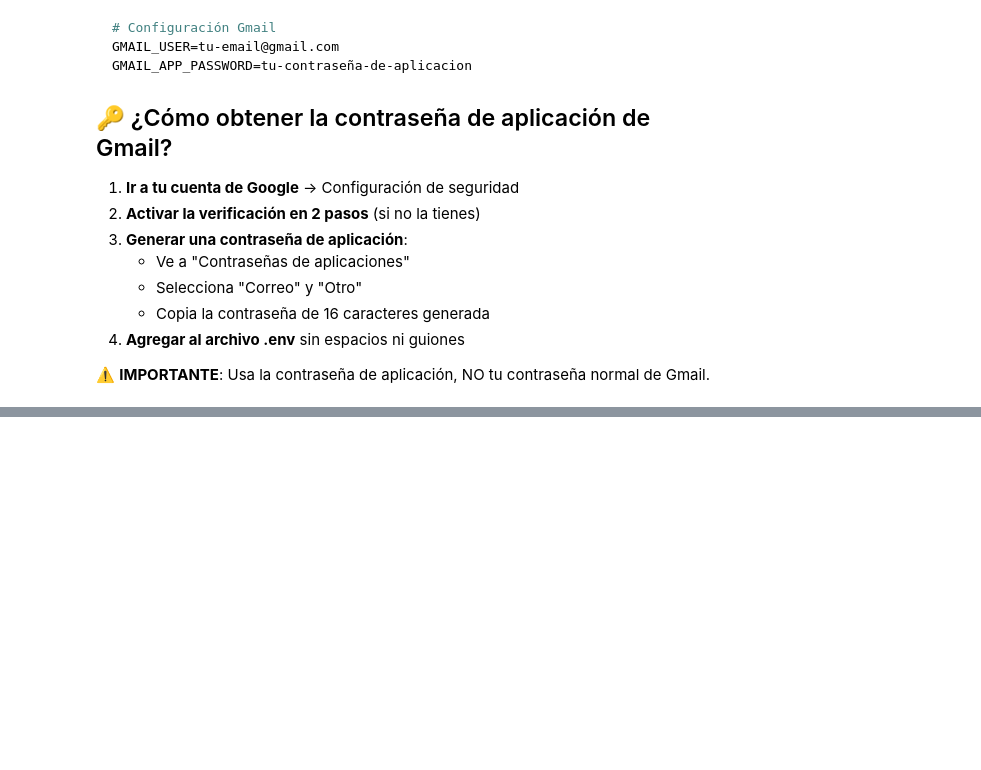
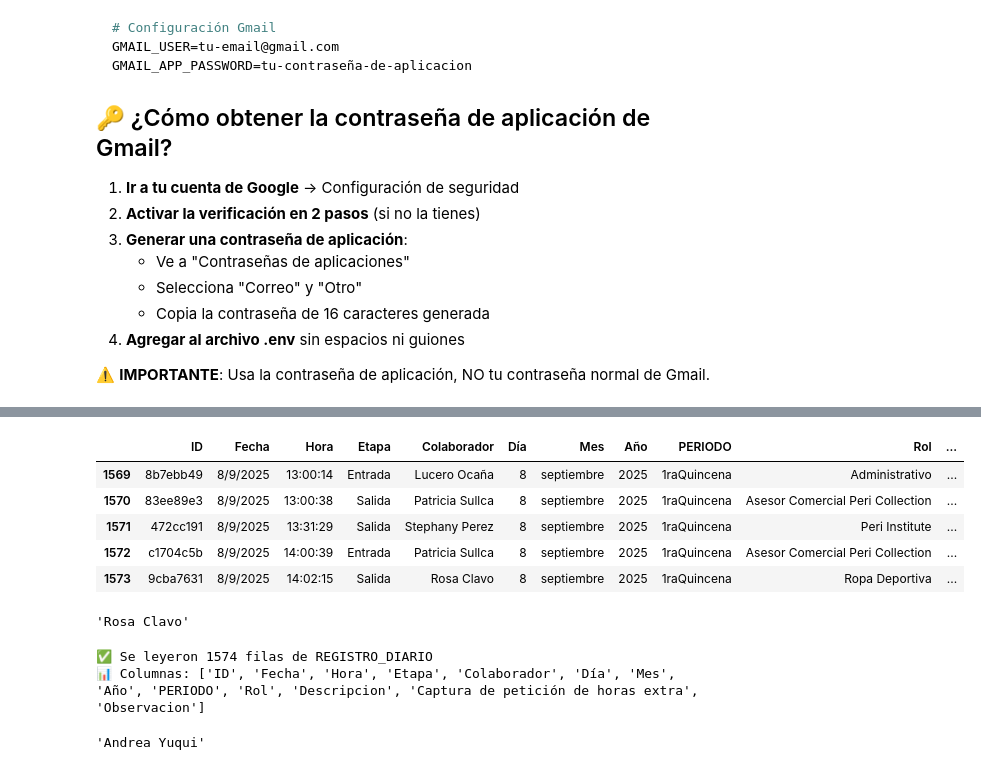
Before and after one commit to CuevaGavilanBenjamin/perisistemadeasistencia, a Jupyter notebook: EXTRACT.ipynb, the cells around one changed output, grey strips where cells are left out. Saved outputs shown, nothing was run; the diff lists cells and outputs as text; code cells hidden in the pictures; blank space fills up the shorter version.

```diff
--- a/EXTRACT.ipynb
+++ b/EXTRACT.ipynb
@@ -1408,0 +380,19 @@ GMAIL_APP_PASSWORD=nhdz wqvv lxwc mgto
+# %%
+Registro_diario.tail()
+# %% [output]
+|  | ID | Fecha | Hora | Etapa | Colaborador | Día | Mes | Año | PERIODO | Rol | ... |
+| 1569 | 8b7ebb49 | 8/9/2025 | 13:00:14 | Entrada | Lucero Ocaña | 8 | septiembre | 2025 | 1raQuincena | Administrativo | ... |
+| 1570 | 83ee89e3 | 8/9/2025 | 13:00:38 | Salida | Patricia Sullca | 8 | septiembre | 2025 | 1raQuincena | Asesor Comercial Peri Collection | ... |
+| 1571 | 472cc191 | 8/9/2025 | 13:31:29 | Salida | Stephany Perez | 8 | septiembre | 2025 | 1raQuincena | Peri Institute | ... |
+| 1572 | c1704c5b | 8/9/2025 | 14:00:39 | Entrada | Patricia Sullca | 8 | septiembre | 2025 | 1raQuincena | Asesor Comercial Peri Collection | ... |
+| 1573 | 9cba7631 | 8/9/2025 | 14:02:15 | Salida | Rosa Clavo | 8 | septiembre | 2025 | 1raQuincena | Ropa Deportiva | ... |
+# %%
+FilasCalendario=len(Registro_calendario)
+Registro_calendario.loc[FilasCalendario-1,"Colaborador"]
+# %% [output]
+'Rosa Clavo'
+# %%
+Registro_diario=leer_hoja("REGISTRO_DIARIO")
+# %% [output]
+✅ Se leyeron 1574 filas de REGISTRO_DIARIO
+📊 Columnas: ['ID', 'Fecha', 'Hora', 'Etapa', 'Colaborador', 'Día', 'Mes', 'Año', 'PERIODO', 'Rol', 'Descripcion', 'Captura de petición de horas extra', 'Observacion']
@@ -1408,0 +418,26 @@ GMAIL_APP_PASSWORD=nhdz wqvv lxwc mgto
+# %%
+# buscar nuevos registros
+# Usar iloc para evitar KeyError por índices negativos
+ultimoID = Registro_calendario.loc[FilasCalendario - 1, "ID_Registro"]
+IndexNuevo = 0
+for i in range(filasDiarios):
+    if ultimoID == Registro_diario.loc[filasDiarios - 1 - i, "ID"]:
+        IndexNuevo = filasDiarios - 1 - i
+        break
+IndexNuevo=IndexNuevo+1
+Entradas=[]
+i=0
+for j in range(IndexNuevo, filasDiarios):
+    if Registro_diario.loc[j, "Etapa"] == "Entrada":
+        entrada={
+            "Colaborador": Registro_diario.loc[j, "Colaborador"],
+            "HoraEntrada": Registro_diario.loc[j, "Hora"],
+            "FechaEntrada": Registro_diario.loc[j, "Fecha"],
+            "ID_Registro": Registro_diario.loc[j, "ID"]
+        }
+        Entradas.append(entrada)
+
+
+Entradas[0]["Colaborador"]
+# %% [output]
+'Andrea Yuqui'
```
Also changed, not shown: parts of 20 cells of this notebook, 3 other files.
